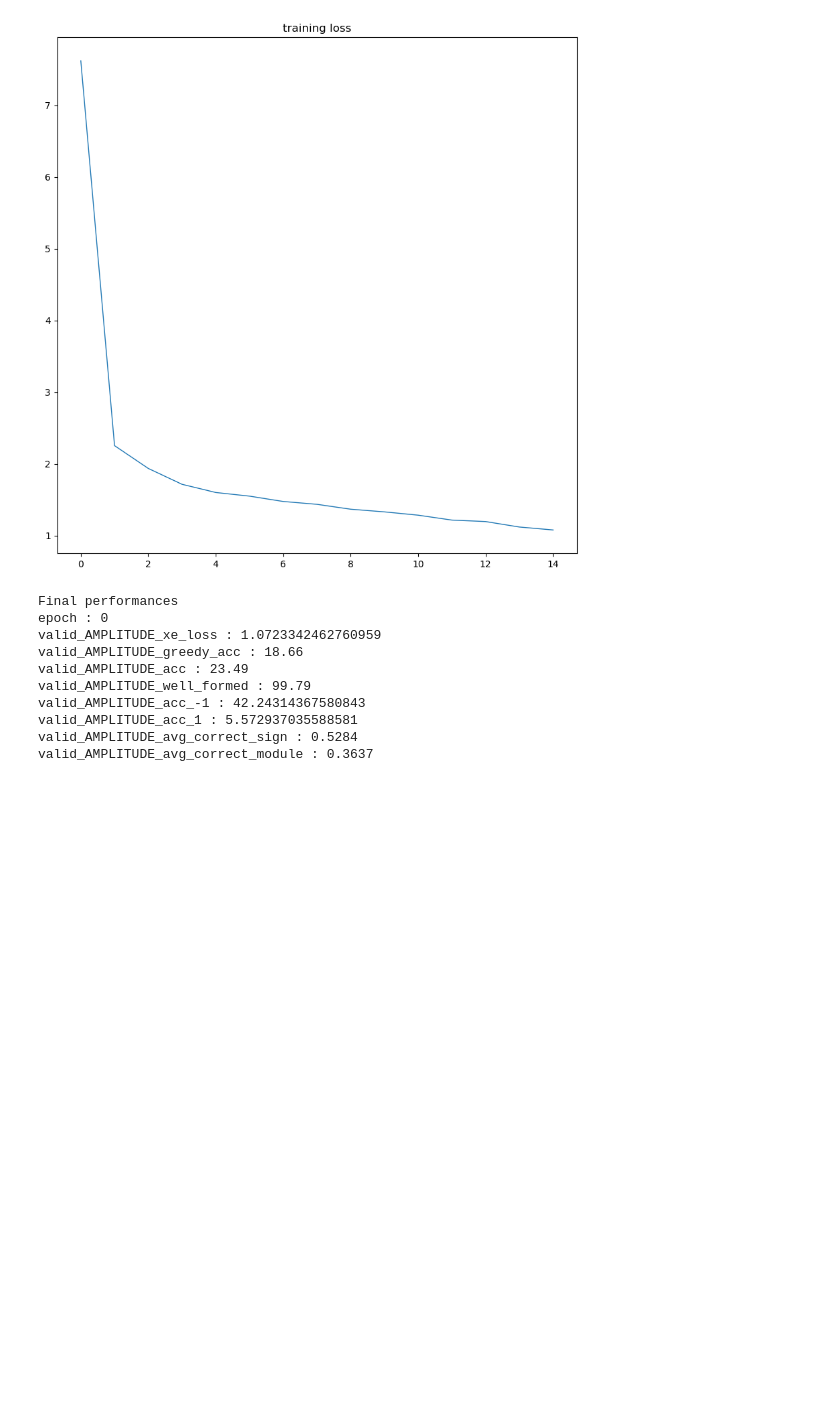
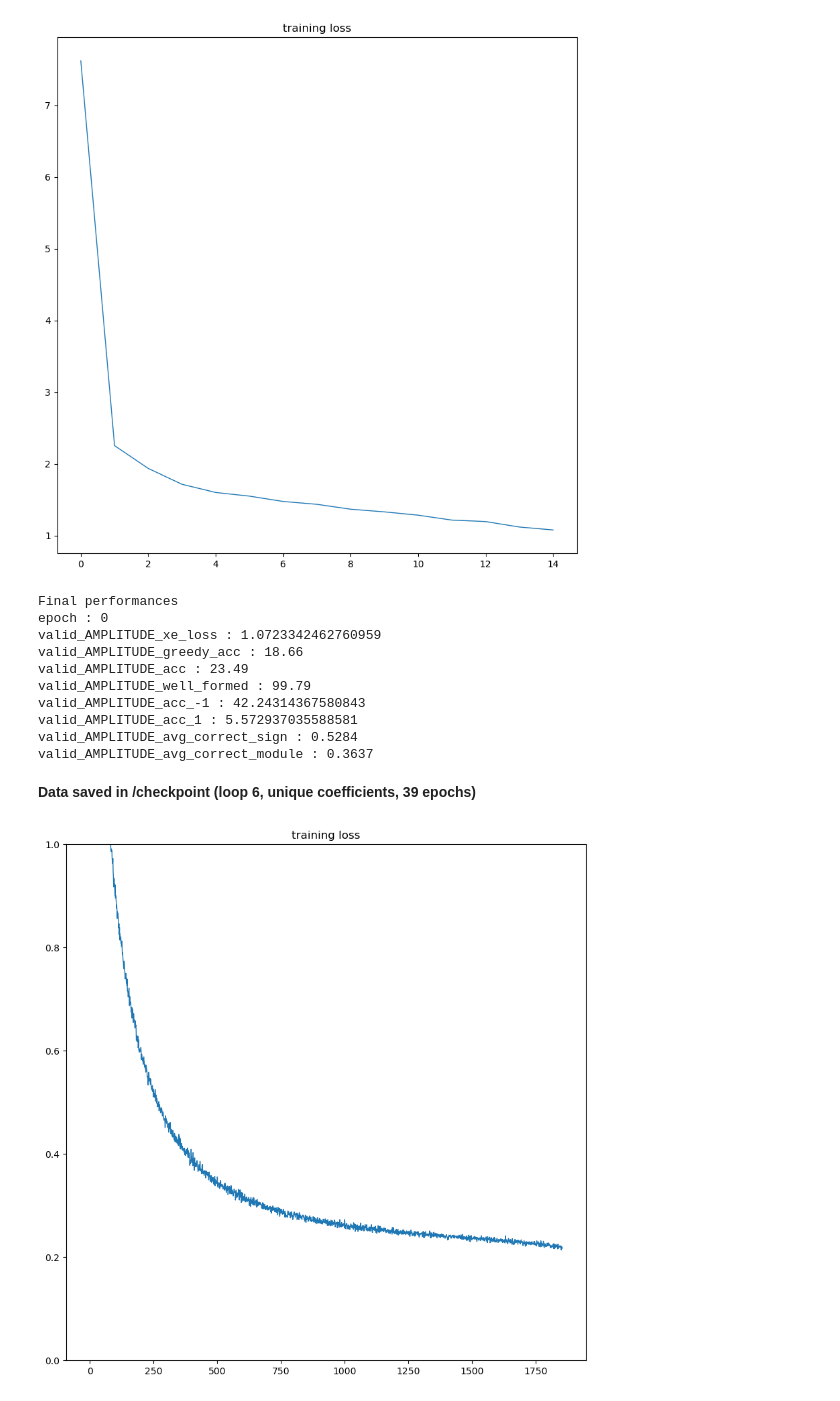
Before and after one commit to f-charton/Transformer-demo, a Jupyter notebook: notebooks/Base.ipynb, the cells around one changed output. Saved outputs shown, nothing was run; the diff lists cells and outputs as text; code cells hidden in the pictures; blank space fills up the shorter version.

```diff
--- a/notebooks/Base.ipynb
+++ b/notebooks/Base.ipynb
@@ -119,3 +119,19 @@ valid_AMPLITUDE_acc_-1 : 42.24314367580843
 valid_AMPLITUDE_acc_1 : 5.572937035588581
 valid_AMPLITUDE_avg_correct_sign : 0.5284
 valid_AMPLITUDE_avg_correct_module : 0.3637
+# %% [markdown]
+**Data saved in /checkpoint (loop 6, unique coefficients, 39 epochs)**
+# %%
+path = '../checkpoint/'
+
+logfile = os.path.join(path,"train.log")
+
+loss = read_losses(logfile)
+
+plt.plot(loss,linewidth=1)
+plt.ylim(0,1)
+plt.title("training loss")
+plt.rcParams['figure.figsize'] = [10,10]
+plt.show()
+# %% [output]
+[figure, added]
```
Also changed, not shown: parts of 1 cell of this notebook, 6 other files.
